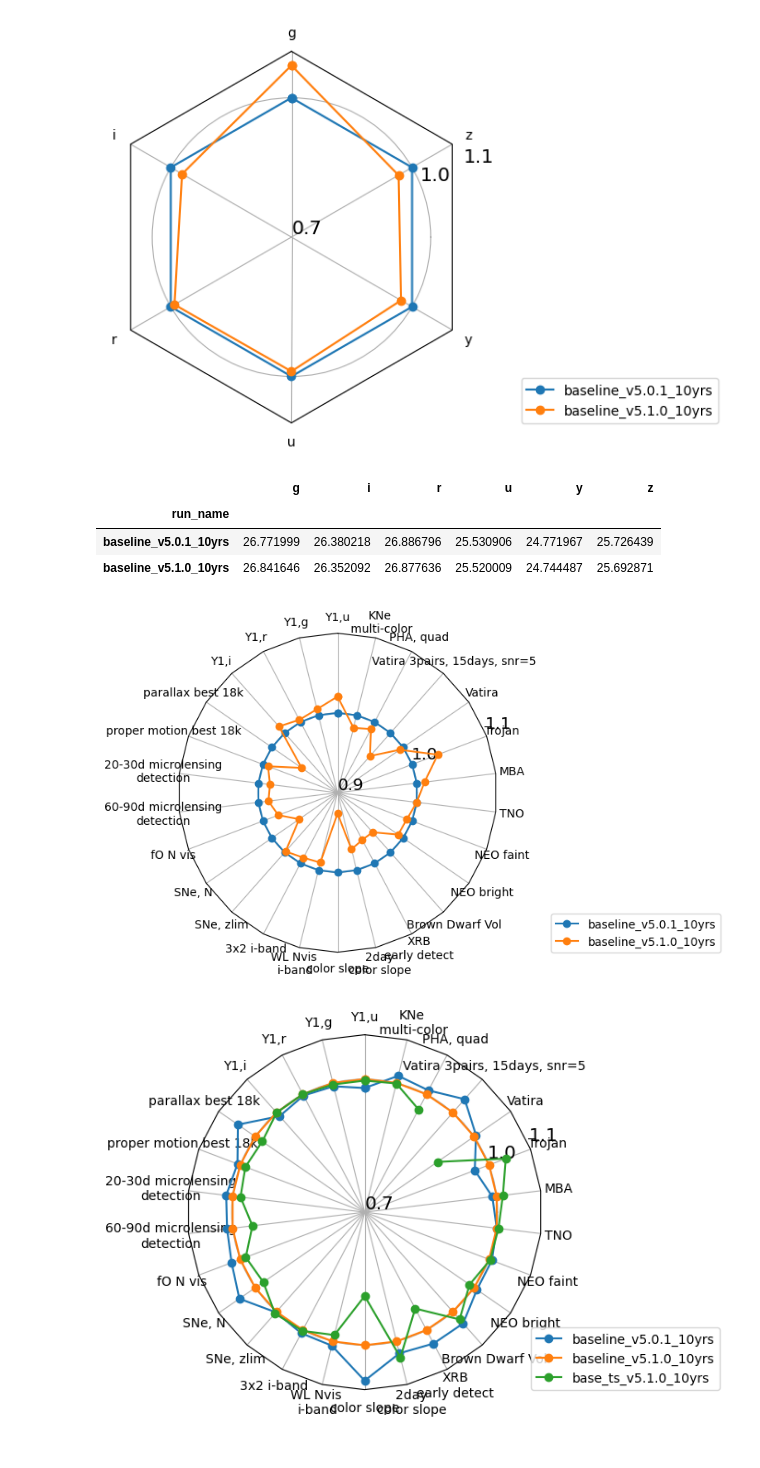
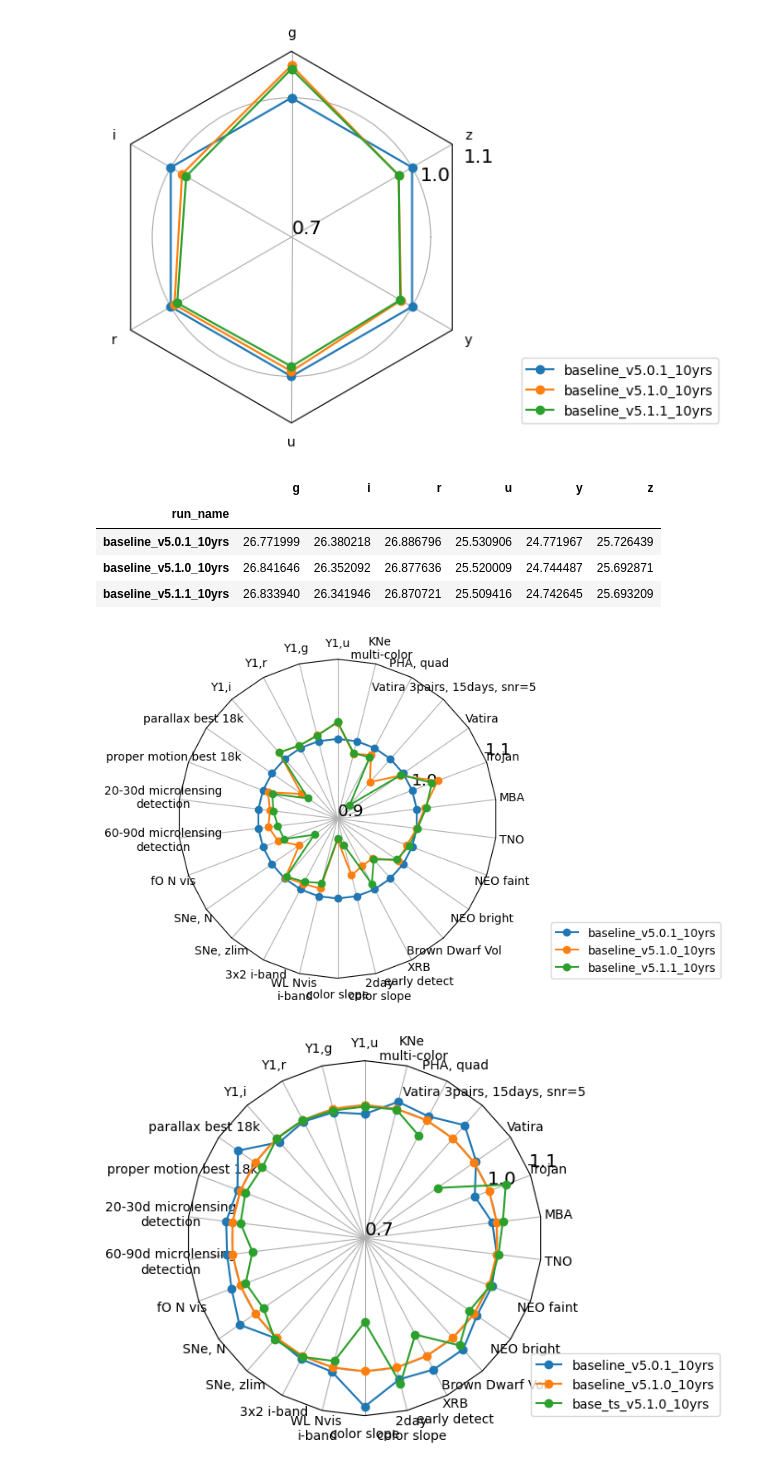
Before and after one commit to lsst-sims/sims_featureScheduler_runs5.1, a Jupyter notebook: maf/quick_look.ipynb, the cells around one changed output. Cells and saved outputs as stored; diff of their text form; code cells hidden in the pictures.

```diff
--- a/maf/quick_look.ipynb
+++ b/maf/quick_look.ipynb
@@ -212,12 +212,12 @@ for key in gaps_dict:
 # %%
 # [name for name in mag_data.index if "prod" in name]
 # %%
-runs = ['baseline_v5.0.1_10yrs', 'baseline_v5.1.0_10yrs']
+runs = ['baseline_v5.0.1_10yrs', 'baseline_v5.1.0_10yrs', 'baseline_v5.1.1_10yrs']
 ndata = norm_df(mag_data, runs, cols=mag_data.columns.values.tolist(),
                  mag_cols = mag_cols, norm_run='baseline_v5.0.1_10yrs')#, invert_cols=['u', 'g', 'r', 'i', 'z', 'y'])
 fig, ax = radar(ndata, legend=True, rgrids=[0.7, 1.0, 1.1], bbox_to_anchor=(1.65, 0))
 # %% [output]
-[figure, old version]
+[figure, new version]
 # %%
 mag_data.loc[runs]
 # %% [output]
@@ -225,12 +225,13 @@ mag_data.loc[runs]
 | run_name |  |  |  |  |  |  |
 | baseline_v5.0.1_10yrs | 26.771999 | 26.380218 | 26.886796 | 25.530906 | 24.771967 | 25.726439 |
 | baseline_v5.1.0_10yrs | 26.841646 | 26.352092 | 26.877636 | 25.520009 | 24.744487 | 25.692871 |
+| baseline_v5.1.1_10yrs | 26.833940 | 26.341946 | 26.870721 | 25.509416 | 24.742645 | 25.693209 |
 # %%
 ndata = norm_df(data, runs, cols=data.columns.values.tolist(),
                 invert_cols=invert_cols, mag_cols = mag_cols, norm_run='baseline_v5.0.1_10yrs')
 fig, ax = radar(ndata, legend=True, rgrids=[0.9, 1.0, 1.1], bbox_to_anchor=(1.7, 0))
 # %% [output]
-[figure, old version]
+[figure, new version]
 # %%
 runs = ['baseline_v5.0.1_10yrs', 'baseline_v5.1.0_10yrs'] + [run for run in data_loaded.index if 'base_ts' in run]
 
```
Also changed, not shown: parts of 3 cells of this notebook.
